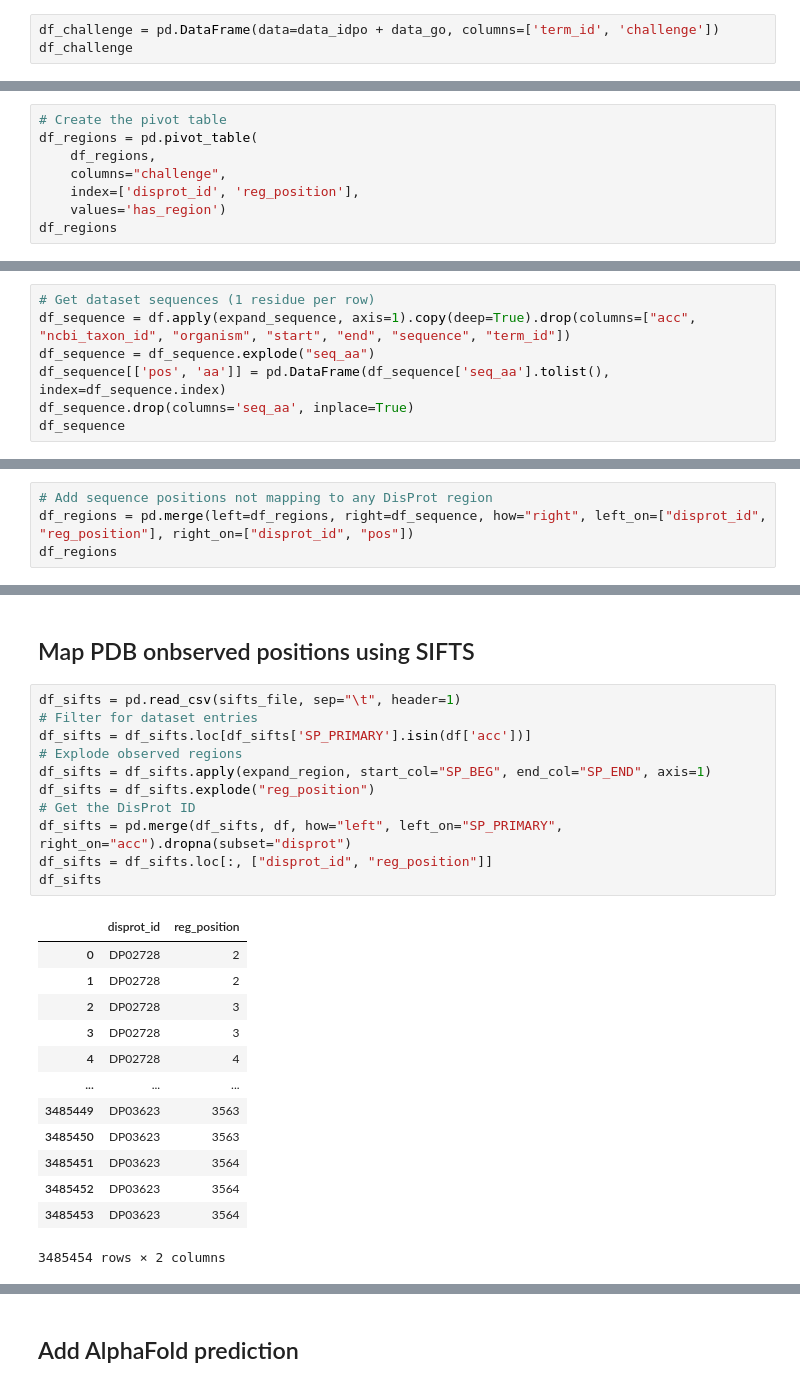
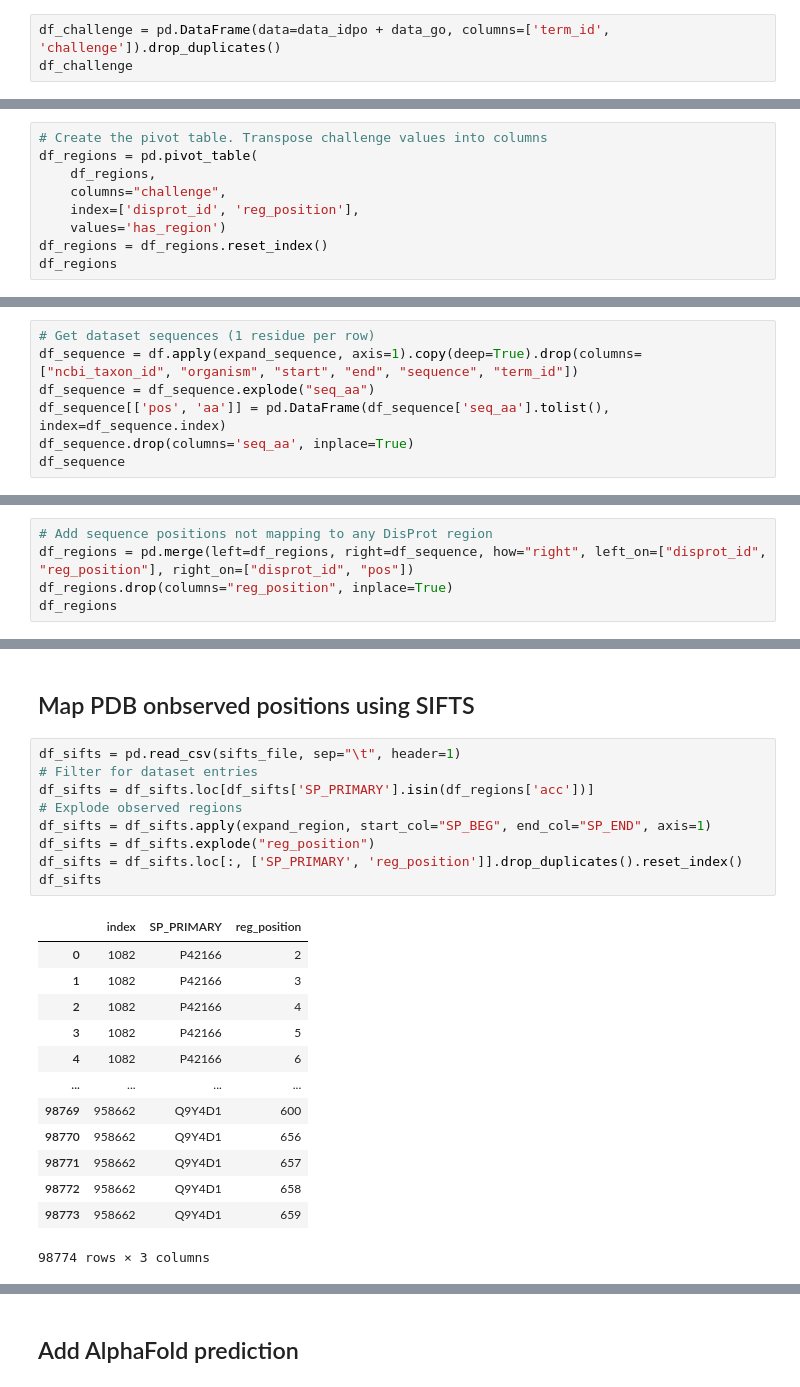
Before and after one commit to BioComputingUP/caid2-reference, a Jupyter notebook: references_new.ipynb, the cells around one changed output, grey strips where cells are left out. Saved outputs shown, nothing was run; the diff lists cells and outputs as text.

```diff
--- a/references_new.ipynb
+++ b/references_new.ipynb
@@ -57,7 +56,7 @@ for node in graph.nodes(data=True):
         for children in networkx.ancestors(graph, node[0]):
             data_go.append([children, challenge])
 # %%
-df_challenge = pd.DataFrame(data=data_idpo + data_go, columns=['term_id', 'challenge'])
+df_challenge = pd.DataFrame(data=data_idpo + data_go, columns=['term_id', 'challenge']).drop_duplicates()
 df_challenge
 # %% [output]
 |  | term_id | challenge |
@@ -139,11 +139,12 @@ df_regions
 | 1105 | DP03743 | 580 | binding | 1 |
 57861 rows × 4 columns
 # %%
-# Create the pivot table
+# Create the pivot table. Transpose challenge values into columns
 df_regions = pd.pivot_table(
     df_regions,
     columns="challenge",
     index=['disprot_id', 'reg_position'],
     values='has_region')
+df_regions = df_regions.reset_index()
 df_regions
 # %% [output]
@@ -164,6 +164,6 @@ df_regions
 # %%
 # Get dataset sequences (1 residue per row)
-df_sequence = df.apply(expand_sequence, axis=1).copy(deep=True).drop(columns=["acc", "ncbi_taxon_id", "organism", "start", "end", "sequence", "term_id"])
+df_sequence = df.apply(expand_sequence, axis=1).copy(deep=True).drop(columns=["ncbi_taxon_id", "organism", "start", "end", "sequence", "term_id"])
 df_sequence = df_sequence.explode("seq_aa")
 df_sequence[['pos', 'aa']] = pd.DataFrame(df_sequence['seq_aa'].tolist(), index=df_sequence.index)
 df_sequence.drop(columns='seq_aa', inplace=True)
@@ -185,5 +185,6 @@ df_sequence
 # %%
 # Add sequence positions not mapping to any DisProt region
 df_regions = pd.merge(left=df_regions, right=df_sequence, how="right", left_on=["disprot_id", "reg_position"], right_on=["disprot_id", "pos"])
+df_regions.drop(columns="reg_position", inplace=True)
 df_regions
 # %% [output]
@@ -205,26 +206,24 @@ df_regions
 # %%
 df_sifts = pd.read_csv(sifts_file, sep="\t", header=1)
 # Filter for dataset entries
-df_sifts = df_sifts.loc[df_sifts['SP_PRIMARY'].isin(df['acc'])]
+df_sifts = df_sifts.loc[df_sifts['SP_PRIMARY'].isin(df_regions['acc'])]
 # Explode observed regions
 df_sifts = df_sifts.apply(expand_region, start_col="SP_BEG", end_col="SP_END", axis=1)
 df_sifts = df_sifts.explode("reg_position")
-# Get the DisProt ID
-df_sifts = pd.merge(df_sifts, df, how="left", left_on="SP_PRIMARY", right_on="acc").dropna(subset="disprot")
-df_sifts = df_sifts.loc[:, ["disprot_id", "reg_position"]]
+df_sifts = df_sifts.loc[:, ['SP_PRIMARY', 'reg_position']].drop_duplicates().reset_index()
 df_sifts
 # %% [output]
-|  | disprot_id | reg_position |
-| 0 | DP02728 | 2 |
-| 1 | DP02728 | 2 |
-| 2 | DP02728 | 3 |
-| 3 | DP02728 | 3 |
-| 4 | DP02728 | 4 |
-| ... | ... | ... |
-| 3485449 | DP03623 | 3563 |
-| 3485450 | DP03623 | 3563 |
-| 3485451 | DP03623 | 3564 |
-| 3485452 | DP03623 | 3564 |
-| 3485453 | DP03623 | 3564 |
+|  | index | SP_PRIMARY | reg_position |
+| 0 | 1082 | P42166 | 2 |
+| 1 | 1082 | P42166 | 3 |
+| 2 | 1082 | P42166 | 4 |
+| 3 | 1082 | P42166 | 5 |
+| 4 | 1082 | P42166 | 6 |
+| ... | ... | ... | ... |
+| 98769 | 958662 | Q9Y4D1 | 600 |
+| 98770 | 958662 | Q9Y4D1 | 656 |
+| 98771 | 958662 | Q9Y4D1 | 657 |
+| 98772 | 958662 | Q9Y4D1 | 658 |
+| 98773 | 958662 | Q9Y4D1 | 659 |
-3485454 rows × 2 columns
+98774 rows × 3 columns
 # %%
```
Also changed, not shown: parts of 15 cells of this notebook.
